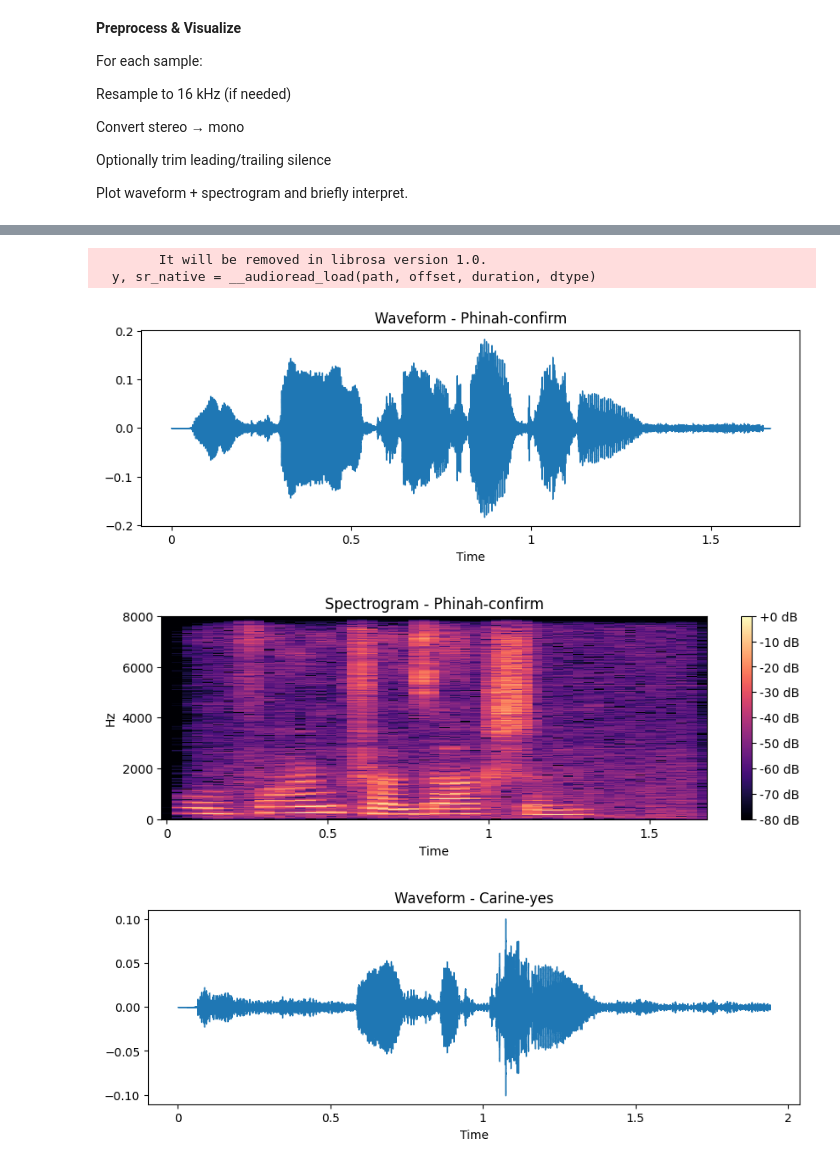
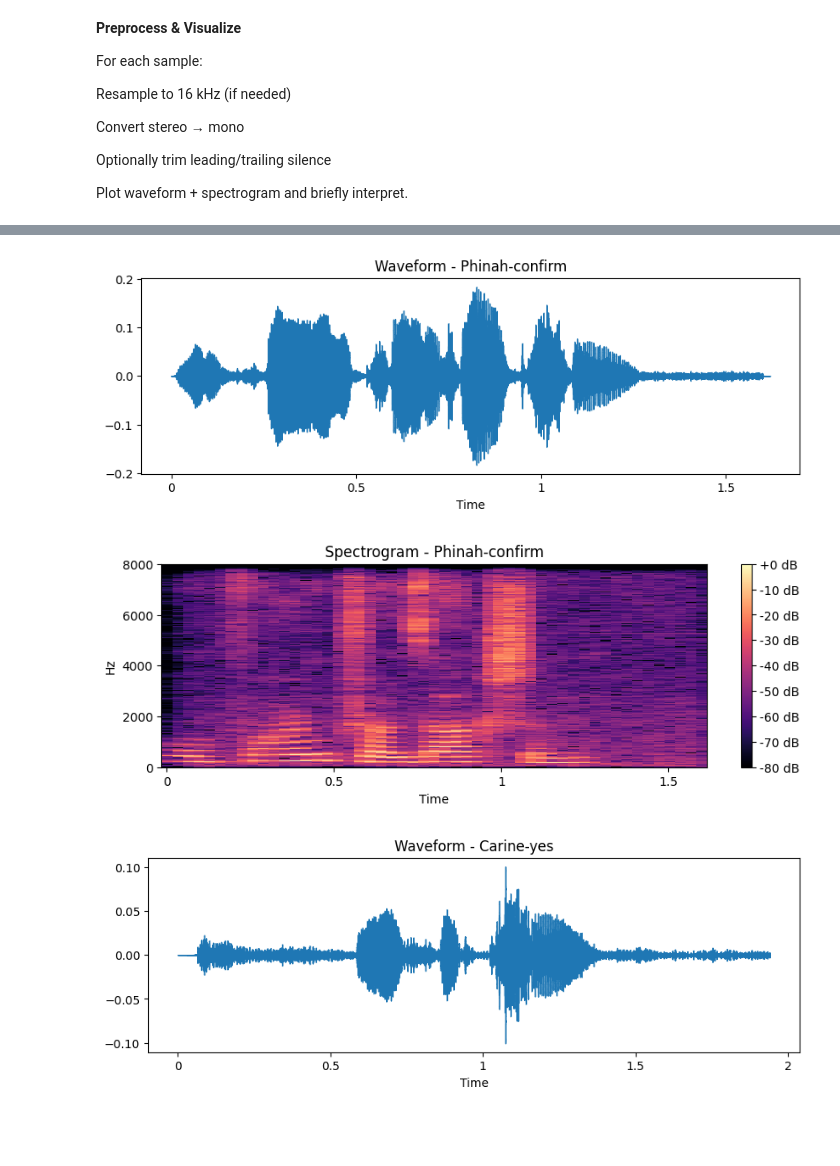
Before and after one commit to Phinah/Data-Preprocessing, a Jupyter notebook: audio_pipeline.ipynb, the cells around one changed output, grey strips where cells are left out. Cells and saved outputs as stored; diff of their text form; code cells hidden in the pictures; blank space fills up the shorter version.

```diff
--- a/audio_pipeline.ipynb
+++ b/audio_pipeline.ipynb
@@ -29,14 +113,16 @@ Optionally trim leading/trailing silence
 
 Plot waveform + spectrogram and briefly interpret.
 # %%
-#Sample 1: Phinah-yes
+# Sample 1: Phinah-yes
+# Note: Imports are now in cell 1
 
-import matplotlib.pyplot as plt
-import librosa.display
-import numpy as np
-
-file_path = os.path.join(RAW_DIR, "Phinah-yes.wav")
-y, sr = librosa.load(file_path, sr=SAMPLE_RATE)  # mono, resampled
+file_path = RAW_DIR / "Phinah_yes.wav"  # Updated naming convention
+if file_path.exists():
+    y, sr = librosa.load(str(file_path), sr=SAMPLE_RATE)  # mono, resampled
+else:
+    print(f"File not found: {file_path}")
+    print(f"Available files: {[f.name for f in RAW_DIR.glob('*.wav')]}")
+    y, sr = None, SAMPLE_RATE
 
 # Waveform
 plt.figure(figsize=(10, 3))
@@ -61,31 +145,31 @@ plt.show()
 # %%
-#Sample 2: Phinah-Confirm
+# Sample 2: Phinah-confirm
+# Note: Imports are now in cell 1
 
-import matplotlib.pyplot as plt
-import librosa.display
-import numpy as np
-
-file_path = os.path.join(RAW_DIR, "Phinah-confirm.wav")
-y, sr = librosa.load(file_path, sr=SAMPLE_RATE)  # mono, resampled
+file_path = RAW_DIR / "Phinah_confirm.wav"  # Updated naming convention
+if file_path.exists():
+    y, sr = librosa.load(str(file_path), sr=SAMPLE_RATE)  # mono, resampled
+else:
+    print(f"File not found: {file_path}")
+    print(f"Available files: {[f.name for f in RAW_DIR.glob('*.wav')]}")
+    y, sr = None, SAMPLE_RATE
 
 # Waveform
 plt.figure(figsize=(10, 3))
 librosa.display.waveshow(y, sr=sr)
 plt.title("Waveform - Phinah-confirm")
 plt.show()
 
 # Spectrogram
 D = np.abs(librosa.stft(y))
 S_db = librosa.amplitude_to_db(D, ref=np.max)
 
 plt.figure(figsize=(10, 3))
 librosa.display.specshow(S_db, sr=sr, x_axis="time", y_axis="hz")
 plt.colorbar(format="%+2.0f dB")
 plt.title("Spectrogram - Phinah-confirm")
 plt.show()
 # %% [output]
-        It will be removed in librosa version 1.0.
-  y, sr_native = __audioread_load(path, offset, duration, dtype)
-[figure, old version]
+[figure, new version]
-[figure, old version]
+[figure, new version]
 # %%
```
Also changed, not shown: parts of 19 cells of this notebook, 35 other files.
